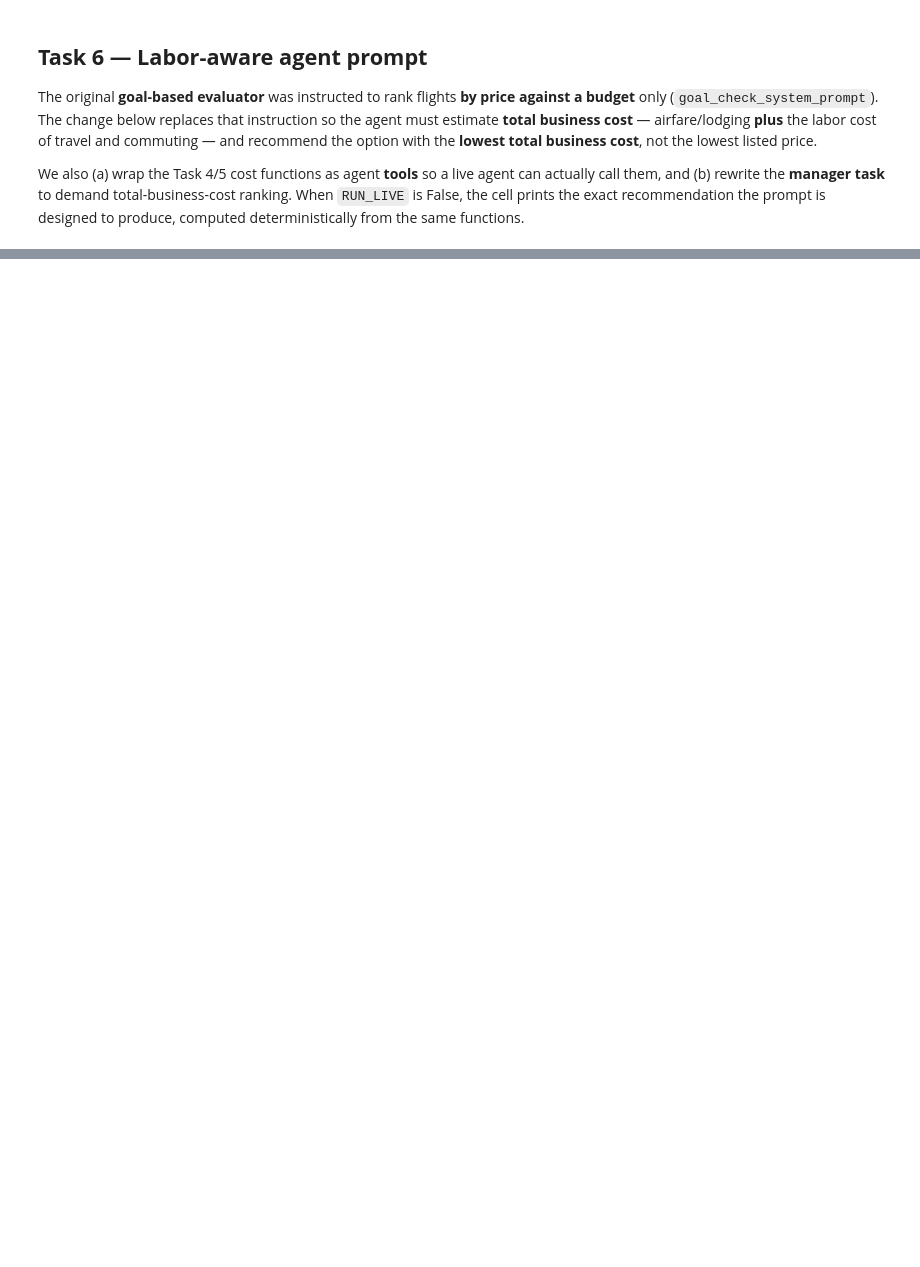
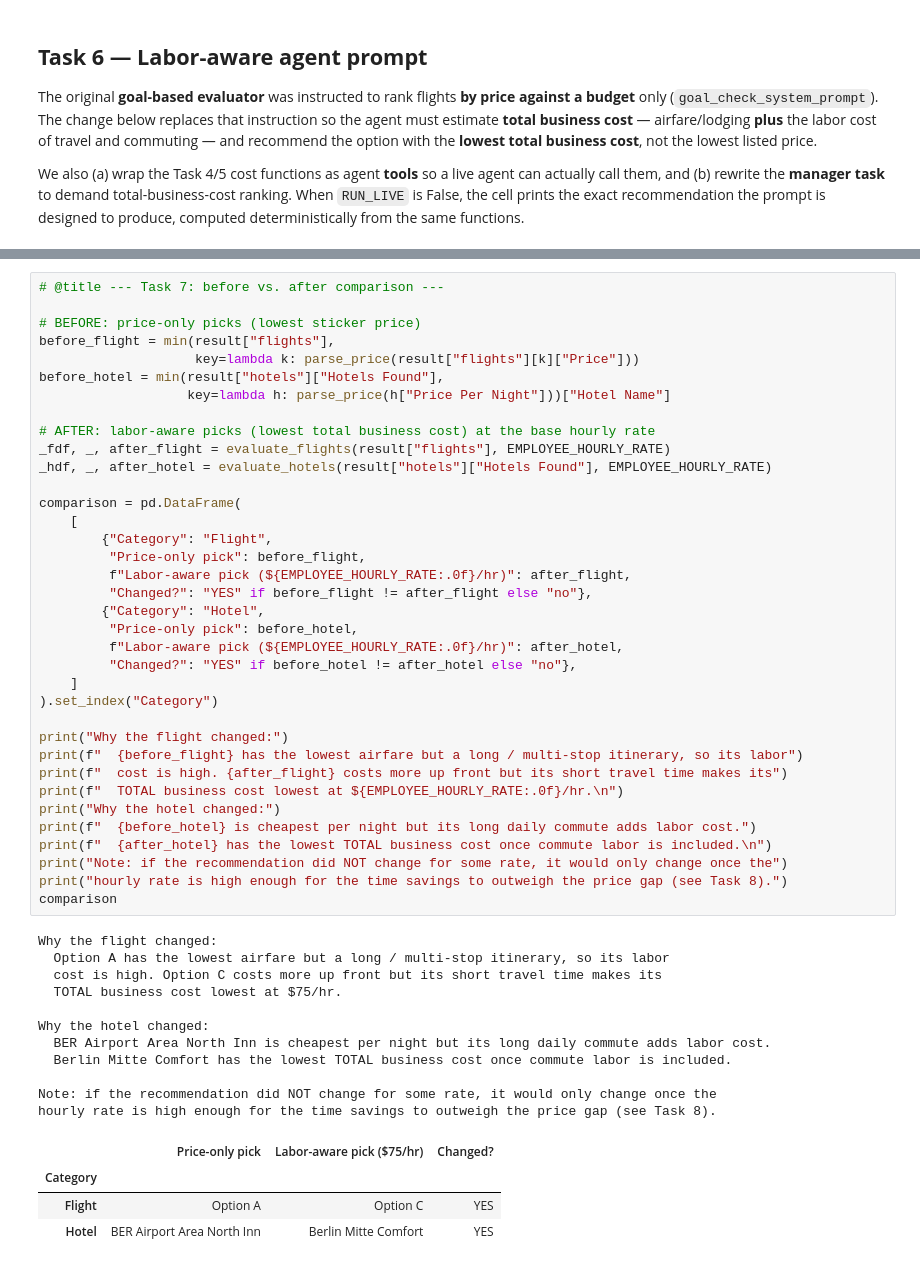
Before and after one commit to fredteumer/jhu-ai-eng-course, a Jupyter notebook: module4/Goal_Based_&_Utility_Based_Agent (1)-1.ipynb, the cells around one changed output, grey strips where cells are left out. Saved outputs shown, nothing was run; the diff lists cells and outputs as text; blank space fills up the shorter version.

```diff
--- a/module4/Goal_Based_&_Utility_Based_Agent (1)-1.ipynb
+++ b/module4/Goal_Based_&_Utility_Based_Agent (1)-1.ipynb
@@ -882,0 +1000,52 @@ else:
+# %%
+# @title --- Task 7: before vs. after comparison ---
+
+# BEFORE: price-only picks (lowest sticker price)
+before_flight = min(result["flights"],
+                    key=lambda k: parse_price(result["flights"][k]["Price"]))
+before_hotel = min(result["hotels"]["Hotels Found"],
+                   key=lambda h: parse_price(h["Price Per Night"]))["Hotel Name"]
+
+# AFTER: labor-aware picks (lowest total business cost) at the base hourly rate
+_fdf, _, after_flight = evaluate_flights(result["flights"], EMPLOYEE_HOURLY_RATE)
+_hdf, _, after_hotel = evaluate_hotels(result["hotels"]["Hotels Found"], EMPLOYEE_HOURLY_RATE)
+
+comparison = pd.DataFrame(
+    [
+        {"Category": "Flight",
+         "Price-only pick": before_flight,
+         f"Labor-aware pick (${EMPLOYEE_HOURLY_RATE:.0f}/hr)": after_flight,
+         "Changed?": "YES" if before_flight != after_flight else "no"},
+        {"Category": "Hotel",
+         "Price-only pick": before_hotel,
+         f"Labor-aware pick (${EMPLOYEE_HOURLY_RATE:.0f}/hr)": after_hotel,
+         "Changed?": "YES" if before_hotel != after_hotel else "no"},
+    ]
+).set_index("Category")
+
+print("Why the flight changed:")
+print(f"  {before_flight} has the lowest airfare but a long / multi-stop itinerary, so its labor")
+print(f"  cost is high. {after_flight} costs more up front but its short travel time makes its")
+print(f"  TOTAL business cost lowest at ${EMPLOYEE_HOURLY_RATE:.0f}/hr.\n")
+print("Why the hotel changed:")
+print(f"  {before_hotel} is cheapest per night but its long daily commute adds labor cost.")
+print(f"  {after_hotel} has the lowest TOTAL business cost once commute labor is included.\n")
+print("Note: if the recommendation did NOT change for some rate, it would only change once the")
+print("hourly rate is high enough for the time savings to outweigh the price gap (see Task 8).")
+comparison
+# %% [output]
+Why the flight changed:
+  Option A has the lowest airfare but a long / multi-stop itinerary, so its labor
+  cost is high. Option C costs more up front but its short travel time makes its
+  TOTAL business cost lowest at $75/hr.
+
+Why the hotel changed:
+  BER Airport Area North Inn is cheapest per night but its long daily commute adds labor cost.
+  Berlin Mitte Comfort has the lowest TOTAL business cost once commute labor is included.
+
+Note: if the recommendation did NOT change for some rate, it would only change once the
+hourly rate is high enough for the time savings to outweigh the price gap (see Task 8).
+|  | Price-only pick | Labor-aware pick ($75/hr) | Changed? |
+| Category |  |  |  |
+| Flight | Option A | Option C | YES |
+| Hotel | BER Airport Area North Inn | Berlin Mitte Comfort | YES |
```
Also changed, not shown: parts of 18 cells of this notebook.
